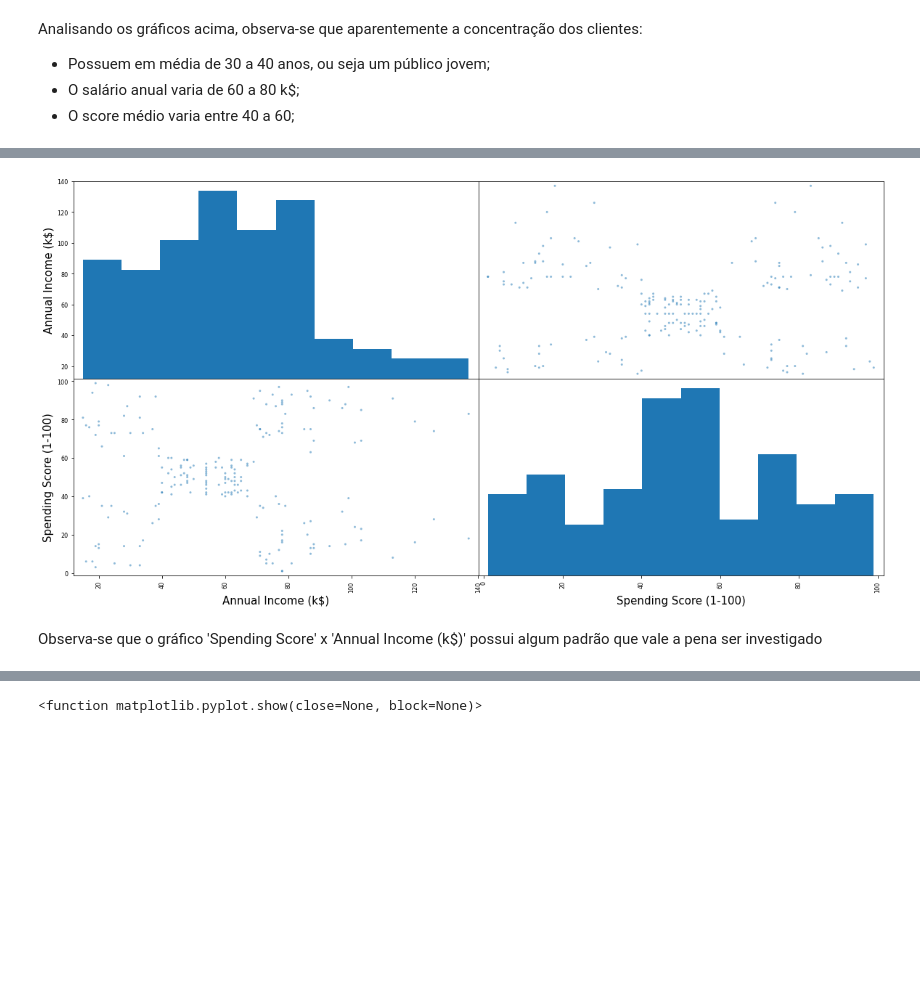
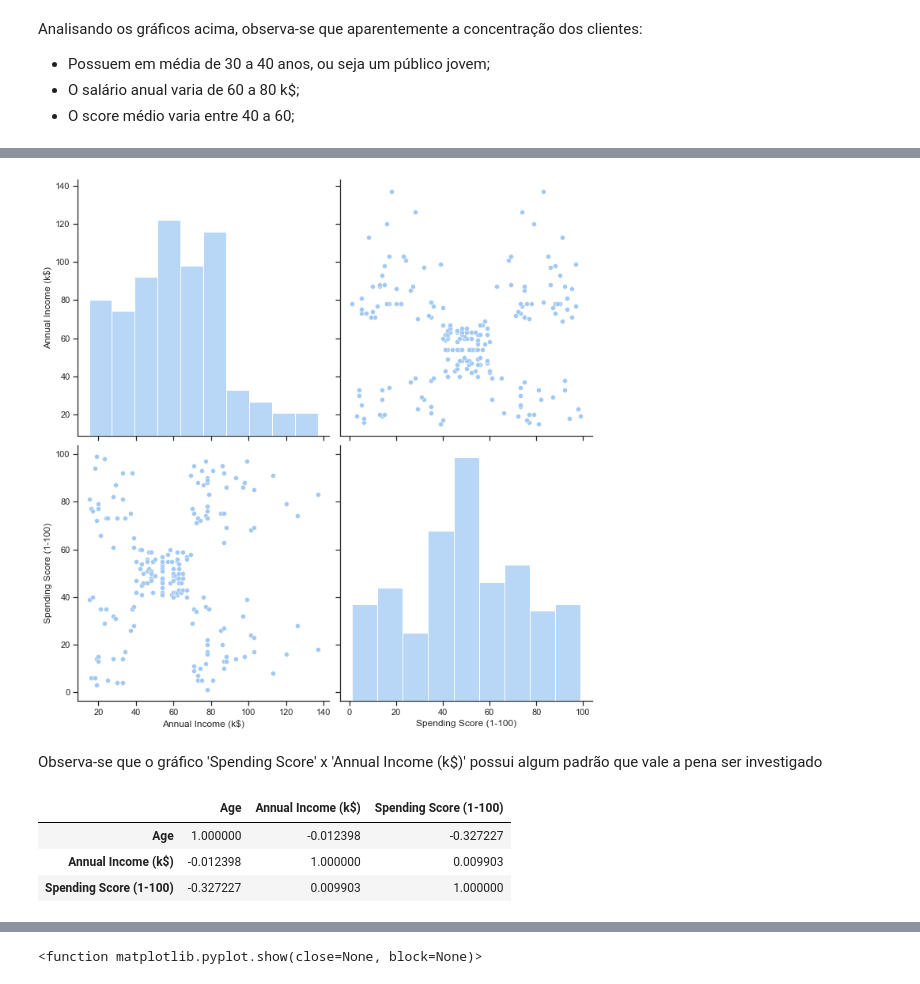
Before and after one commit to VictorSMonteiro/Projeto-Especial---Segmenta-ao-do-Clientes-, a Jupyter notebook: Teste Projeto.ipynb, the cells around one changed output, grey strips where cells are left out. Saved outputs shown, nothing was run; the diff lists cells and outputs as text; code cells hidden in the pictures; blank space fills up the shorter version.

```diff
--- a/Teste Projeto.ipynb
+++ b/Teste Projeto.ipynb
@@ -129,0 +130,9 @@ plt.boxplot(df[['Age', 'Annual Income (k$)', 'Spending Score (1-100)']], labels=
+# %%
+
+#   Verificando Outliers com Seaborn
+import seaborn as sns
+sns.set_theme(style="ticks", palette="pastel")
+
+# Draw a nested boxplot to show bills by day and time
+sns.boxplot(data=df)
+sns.despine(offset=10, trim=True)
@@ -195,7 +212,19 @@ plt.show()
 # %%
-pd.plotting.scatter_matrix(df[['Annual Income (k$)', 'Spending Score (1-100)']] , figsize=(20, 10))
+#pd.plotting.scatter_matrix(df[['Annual Income (k$)', 'Spending Score (1-100)']] , figsize=(20, 10))
+#plt.show()
+
+sns.pairplot(df[['Annual Income (k$)', 'Spending Score (1-100)']], height=5)
 plt.show()
 # %% [output]
-[figure, old version]
+[figure, new version]
 # %% [markdown]
 Observa-se que o gráfico 'Spending Score' x 'Annual Income (k$)' possui algum padrão que vale a pena ser investigado
+# %%
+#   Correlação entre as variáveis do df
+corr = df.corr()
+corr
+# %% [output]
+|  | Age | Annual Income (k$) | Spending Score (1-100) |
+| Age | 1.000000 | -0.012398 | -0.327227 |
+| Annual Income (k$) | -0.012398 | 1.000000 | 0.009903 |
+| Spending Score (1-100) | -0.327227 | 0.009903 | 1.000000 |
```
Also changed, not shown: parts of 10 cells of this notebook.
